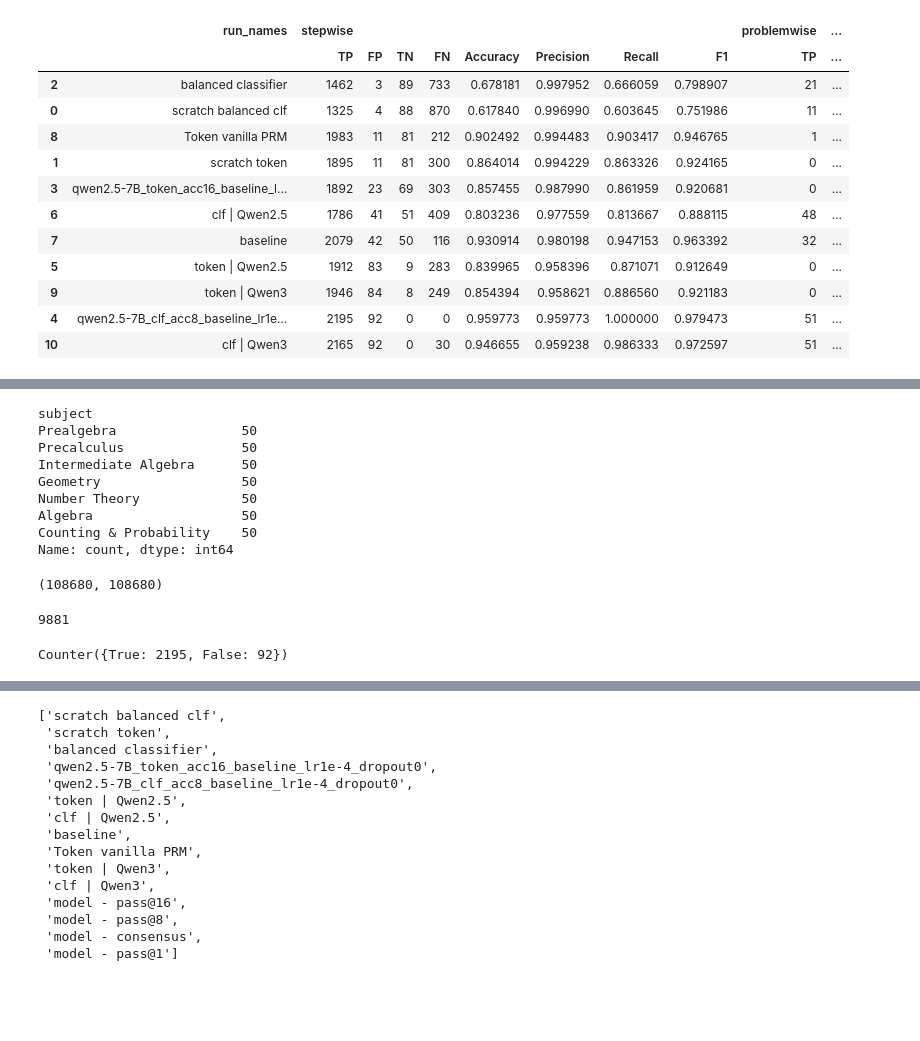
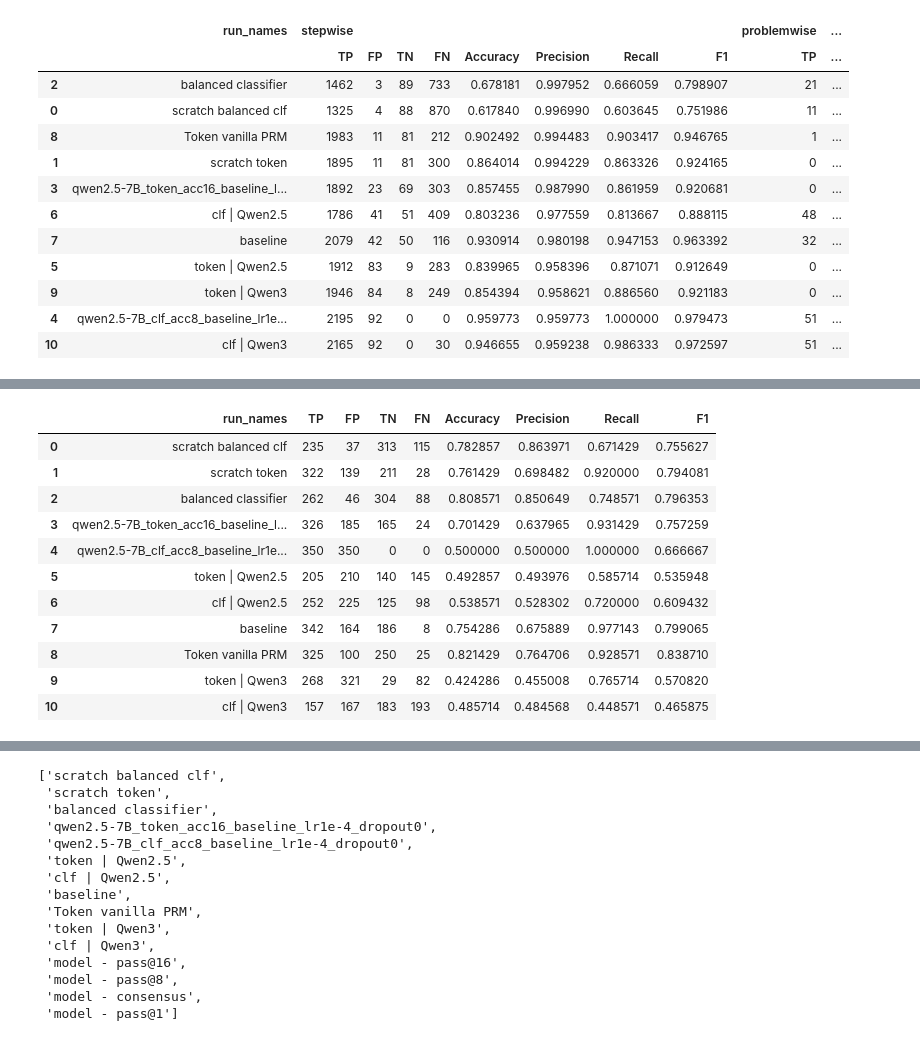
Before and after one commit to FrozenWolf-Cyber/Math-PRM, a Jupyter notebook: prm800k_analysis.ipynb, the cells around one changed output, grey strips where cells are left out. Drawn from its saved outputs; the diff is of its cells as text; code cells hidden in the pictures; blank space fills up the shorter version.

Commit message:
fix aime eval

```diff
--- a/prm800k_analysis.ipynb
+++ b/prm800k_analysis.ipynb
@@ -12,6 +12,7 @@ from IPython.display import display
 # %%
 import re
 path = "/home/frozenwolf/Desktop/long_new2.txt"
+path_prm = "/home/frozenwolf/Desktop/prm_last_step.txt"
 run_names_manual = ['BaselinePRM', 'token | Qwen2.5', 'clf | Qwen2.5', 'token | Qwen3', 'clf | Qwen3', 'trained | token | Qwen2.5', 'trained| clf | Qwen2.5']
 
 import re
@@ -22,6 +23,9 @@ with open(path) as f:
 
 # 1. Extract all RUN names
 run_names = re.findall(r"Running:\s*(.*)", log_text)
+run_names_prm = re.findall(r"Running:\s*(.*)", open(path_prm).read())
+
+assert run_names == run_names_prm, "RUN names from both logs should match!"
 
 def map_run(run_names):
     dict = { "whole-sky": "scratch balanced clf",
@@ -47,6 +51,9 @@ processbench_entries = re.findall(
     re.DOTALL,
 )
 
+last_step_prm_stepwise_accuracies = re.findall(
+    r"Last Step-wise Metrics:\s*\{[^}]*?'Accuracy':\s*([0-9.]+)", log_text
+)
 
 # 3. Extract all PRM step-wise & problem-wise accuracies
 prm_stepwise_accuracies = re.findall(
@@ -94,6 +101,7 @@ aime_groups = chunked(aime_entries, 6)
 processbench_groups = chunked(processbench_entries, 4)
 prm_stepwise = prm_stepwise_accuracies
 prm_problemwise = prm_problemwise_accuracies
+last_step_prm_stepwise = last_step_prm_stepwise_accuracies
 
 # --- Sanity Check ---
 num_rows = min(len(aime_groups), len(processbench_groups), len(prm_stepwise))
@@ -246,6 +254,11 @@ df_temp
 prm_stepwise_full = re.findall(
     r"Step-wise Metrics:\s*\{([^}]+)\}", log_text
 )
+
+last_prm_stepwise_full = re.findall(
+    r"Last Step-wise Metrics:\s*\{([^}]+)\}", open(path_prm).read()
+)
+
 prm_problemwise_full = re.findall(
     r"Step-wise Metrics:\s*\{[^}]*?\}\s*Problem-wise Metrics:\s*\{([^}]*)\}",
     log_text
@@ -261,6 +274,7 @@ import ast
 
 # Parse PRM metrics
 parsed_prm_stepwise = [ast.literal_eval("{" + entry + "}") for entry in prm_stepwise_full]
+parsed_last_prm_stepwise_full = [ast.literal_eval("{" + entry + "}") for entry in last_prm_stepwise_full]
 parsed_prm_problemwise = [ast.literal_eval("{" + entry + "}") for entry in prm_problemwise_full]
 
 # Parse ProcessBench metrics
@@ -403,30 +338,29 @@ Name: count, dtype: int64
-# %%
-final_df.subject.value_counts()
-# %% [output]
-subject
-Prealgebra                50
-Precalculus               50
-Intermediate Algebra      50
-Geometry                  50
-Number Theory             50
-Algebra                   50
-Counting & Probability    50
-Name: count, dtype: int64
-# %%
-len(train_dataset.index_map), len(dataset.index_map),
-# %% [output]
-(108680, 108680)
-# %%
-len(train_dataset)
-# %% [output]
-9881
-# %%
-a = []
-for i in dst_selected.labels.tolist():
-    a+=i.tolist()
-
-from collections import Counter
-counter = Counter(a)
-counter
-# %% [output]
-Counter({True: 2195, False: 92})
+# %%
+# Multi-indexed DataFrame: PRM
+prm_rows = []
+for sw in parsed_last_prm_stepwise_full:
+    row = {
+        k: v for k, v in sw.items()
+    }
+
+    prm_rows.append(row)
+
+df_prm_full = pd.DataFrame(prm_rows)
+# df_prm_full.columns = pd.MultiIndex.from_tuples(df_prm_full.columns)
+df_prm_full
+
+df_prm_full.insert(0, 'run_names', run_names)
+df_prm_full
+# %% [output]
+|  | run_names | TP | FP | TN | FN | Accuracy | Precision | Recall | F1 |
+| 0 | scratch balanced clf | 235 | 37 | 313 | 115 | 0.782857 | 0.863971 | 0.671429 | 0.755627 |
+| 1 | scratch token | 322 | 139 | 211 | 28 | 0.761429 | 0.698482 | 0.920000 | 0.794081 |
+| 2 | balanced classifier | 262 | 46 | 304 | 88 | 0.808571 | 0.850649 | 0.748571 | 0.796353 |
+| 3 | qwen2.5-7B_token_acc16_baseline_l... | 326 | 185 | 165 | 24 | 0.701429 | 0.637965 | 0.931429 | 0.757259 |
+| 4 | qwen2.5-7B_clf_acc8_baseline_lr1e... | 350 | 350 | 0 | 0 | 0.500000 | 0.500000 | 1.000000 | 0.666667 |
+| 5 | token | Qwen2.5 | 205 | 210 | 140 | 145 | 0.492857 | 0.493976 | 0.585714 | 0.535948 |
+| 6 | clf | Qwen2.5 | 252 | 225 | 125 | 98 | 0.538571 | 0.528302 | 0.720000 | 0.609432 |
+| 7 | baseline | 342 | 164 | 186 | 8 | 0.754286 | 0.675889 | 0.977143 | 0.799065 |
+| 8 | Token vanilla PRM | 325 | 100 | 250 | 25 | 0.821429 | 0.764706 | 0.928571 | 0.838710 |
+| 9 | token | Qwen3 | 268 | 321 | 29 | 82 | 0.424286 | 0.455008 | 0.765714 | 0.570820 |
+| 10 | clf | Qwen3 | 157 | 167 | 183 | 193 | 0.485714 | 0.484568 | 0.448571 | 0.465875 |
```
Also changed, not shown: parts of 10 cells of this notebook, 3 other files.
